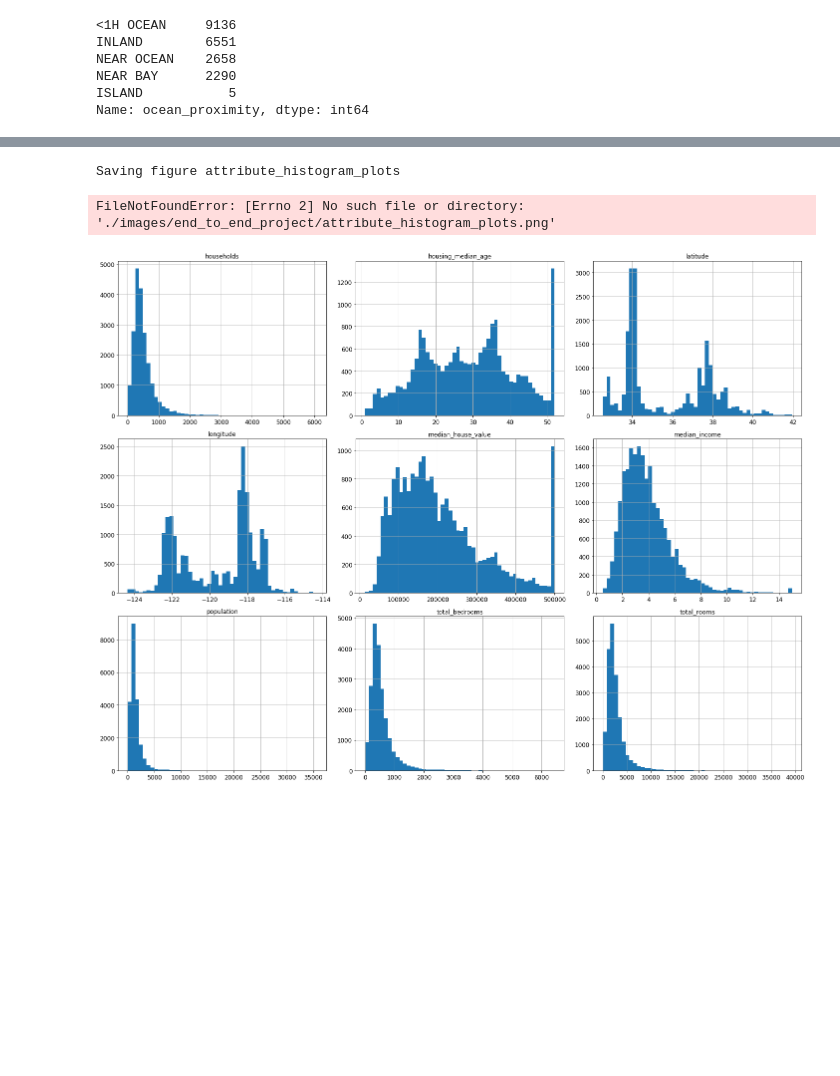
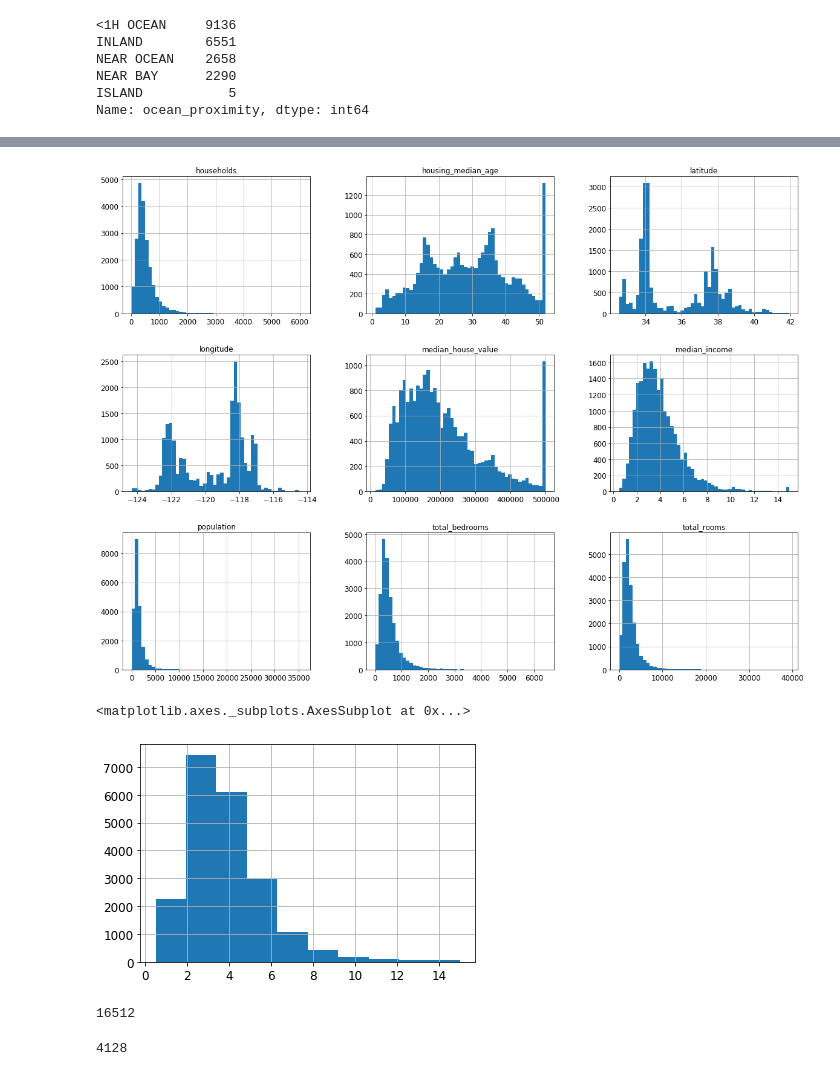
Before and after one commit to ilyakatz/ml, a Jupyter notebook: Housing.ipynb, the cells around one changed output, grey strips where cells are left out. Saved outputs shown, nothing was run; the diff lists cells and outputs as text; code cells hidden in the pictures; blank space fills up the shorter version.

```diff
--- a/Housing.ipynb
+++ b/Housing.ipynb
@@ -109,10 +109,7 @@ housing.describe()
 # %%
 %matplotlib inline
 import matplotlib.pyplot as plt
 housing.hist(bins=50, figsize=(20,15))
-save_fig("attribute_histogram_plots")
 plt.show()
 # %% [output]
-Saving figure attribute_histogram_plots
-FileNotFoundError: [Errno 2] No such file or directory: './images/end_to_end_project/attribute_histogram_plots.png'
-[figure, old version]
+[figure, new version]
@@ -118,0 +118,5 @@ FileNotFoundError: [Errno 2] No such file or directory: './images/end_to_end_pro
+# %%
+housing["median_income"].hist()
+# %% [output]
+<matplotlib.axes._subplots.AxesSubplot at 0x...>
+[figure, added]
@@ -118,0 +135,8 @@ FileNotFoundError: [Errno 2] No such file or directory: './images/end_to_end_pro
+# %%
+len ( train_set )
+# %% [output]
+16512
+# %%
+len ( test_set )
+# %% [output]
+4128
```
Also changed, not shown: parts of 13 cells of this notebook.
